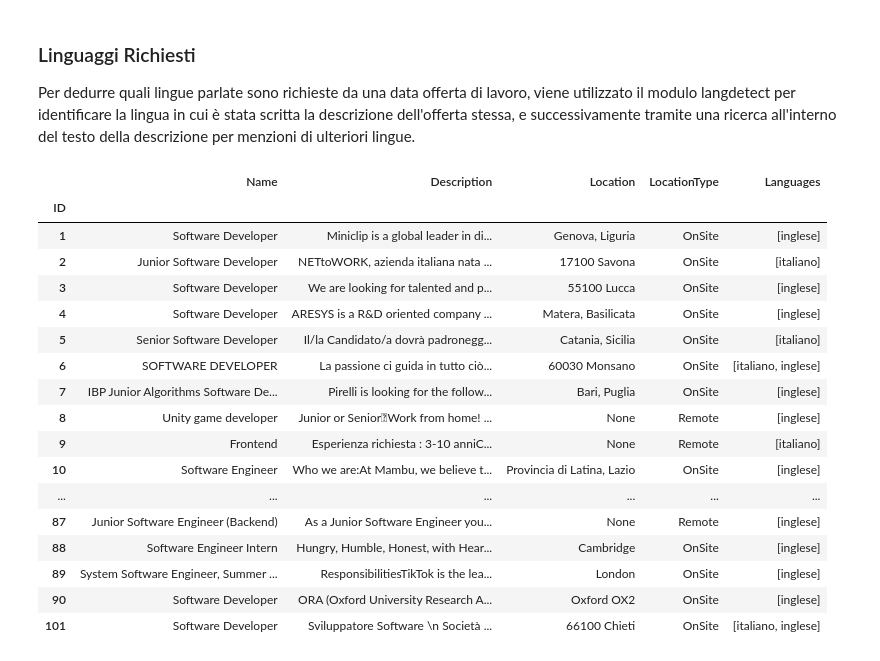
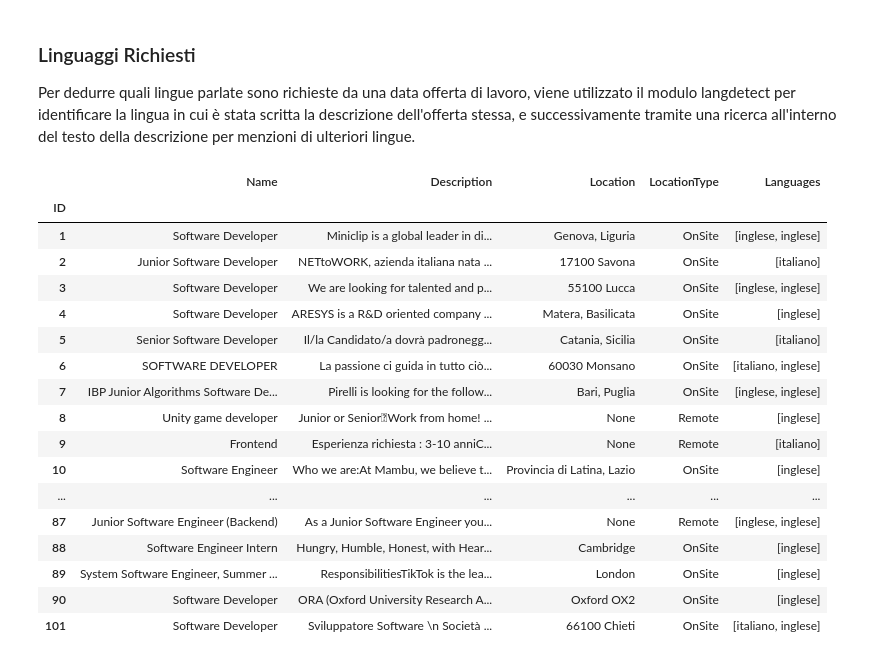
Before and after one commit to antoninoLorenzo/RecommenderSystem_TC, a Jupyter notebook: demo/notebooks/offers.ipynb, the cells around one changed output. Cells and saved outputs as stored; diff of their text form; code cells hidden in the pictures.

```diff
--- a/demo/notebooks/offers.ipynb
+++ b/demo/notebooks/offers.ipynb
@@ -249,46 +249,46 @@ from langdetect import detect
 offers_langs = []
 remove_map = {p:'' for p in punctuation}
 supported_langs = ['italiano', 'inglese', 'italian', 'english']
 eqs = [('italiano', 'italian'), ('inglese', 'english')]
 
 for desc in offers_frame.Description:
     lang = detect(desc)
     if lang == 'it':
         lang = 'italiano'
     elif lang == 'en':
-        lang = 'english'
+        lang = 'inglese'
 
     desc = remove_symbols(desc, remove_map)
     found = extract_symbols(desc, supported_langs)
     found.add(lang)
     found = list(found)
 
     for i, l in enumerate(found):
         for e in eqs:
             if l in e:
                 found[i] = e[0]
                 break
 
     offers_langs.append(found)
 
 offers_frame.loc[:, "Languages"] = offers_langs
 
 offers_frame
 # %% [output]
 |  | Name | Description | Location | LocationType | Languages |
 | ID |  |  |  |  |  |
-| 1 | Software Developer | Miniclip is a global leader in di... | Genova, Liguria | OnSite | [inglese] |
+| 1 | Software Developer | Miniclip is a global leader in di... | Genova, Liguria | OnSite | [inglese, inglese] |
 | 2 | Junior Software Developer | NETtoWORK, azienda italiana nata ... | 17100 Savona | OnSite | [italiano] |
-| 3 | Software Developer | We are looking for talented and p... | 55100 Lucca | OnSite | [inglese] |
+| 3 | Software Developer | We are looking for talented and p... | 55100 Lucca | OnSite | [inglese, inglese] |
 | 4 | Software Developer | ARESYS is a R&D oriented company ... | Matera, Basilicata | OnSite | [inglese] |
 | 5 | Senior Software Developer | Il/la Candidato/a dovrà padronegg... | Catania, Sicilia | OnSite | [italiano] |
 | 6 | SOFTWARE DEVELOPER | La passione ci guida in tutto ciò... | 60030 Monsano | OnSite | [italiano, inglese] |
-| 7 | IBP Junior Algorithms Software De... | Pirelli is looking for the follow... | Bari, Puglia | OnSite | [inglese] |
+| 7 | IBP Junior Algorithms Software De... | Pirelli is looking for the follow... | Bari, Puglia | OnSite | [inglese, inglese] |
 | 8 | Unity game developer | Junior or SeniorWork from home! ... | None | Remote | [inglese] |
 | 9 | Frontend | Esperienza richiesta : 3-10 anniC... | None | Remote | [italiano] |
 | 10 | Software Engineer | Who we are:At Mambu, we believe t... | Provincia di Latina, Lazio | OnSite | [inglese] |
 | ... | ... | ... | ... | ... | ... |
-| 87 | Junior Software Engineer (Backend) | As a Junior Software Engineer you... | None | Remote | [inglese] |
+| 87 | Junior Software Engineer (Backend) | As a Junior Software Engineer you... | None | Remote | [inglese, inglese] |
 | 88 | Software Engineer Intern | Hungry, Humble, Honest, with Hear... | Cambridge | OnSite | [inglese] |
 | 89 | System Software Engineer, Summer ... | ResponsibilitiesTikTok is the lea... | London | OnSite | [inglese] |
 | 90 | Software Developer | ORA (Oxford University Research A... | Oxford OX2 | OnSite | [inglese] |
```
